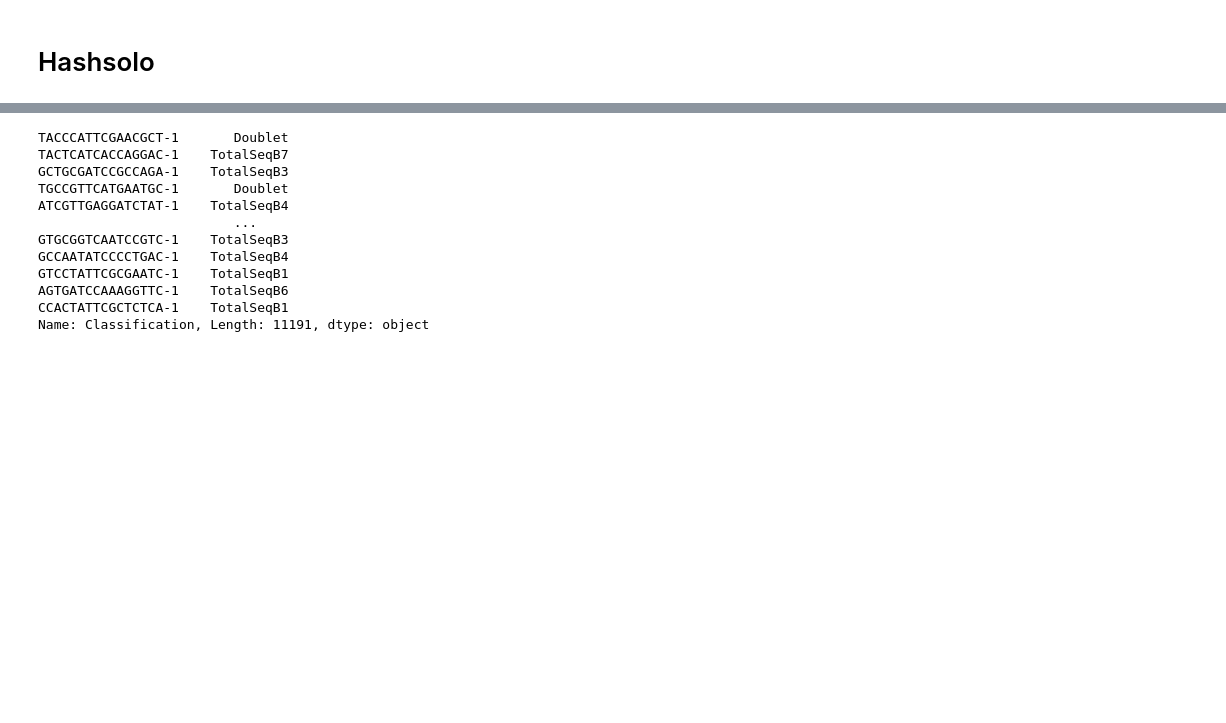
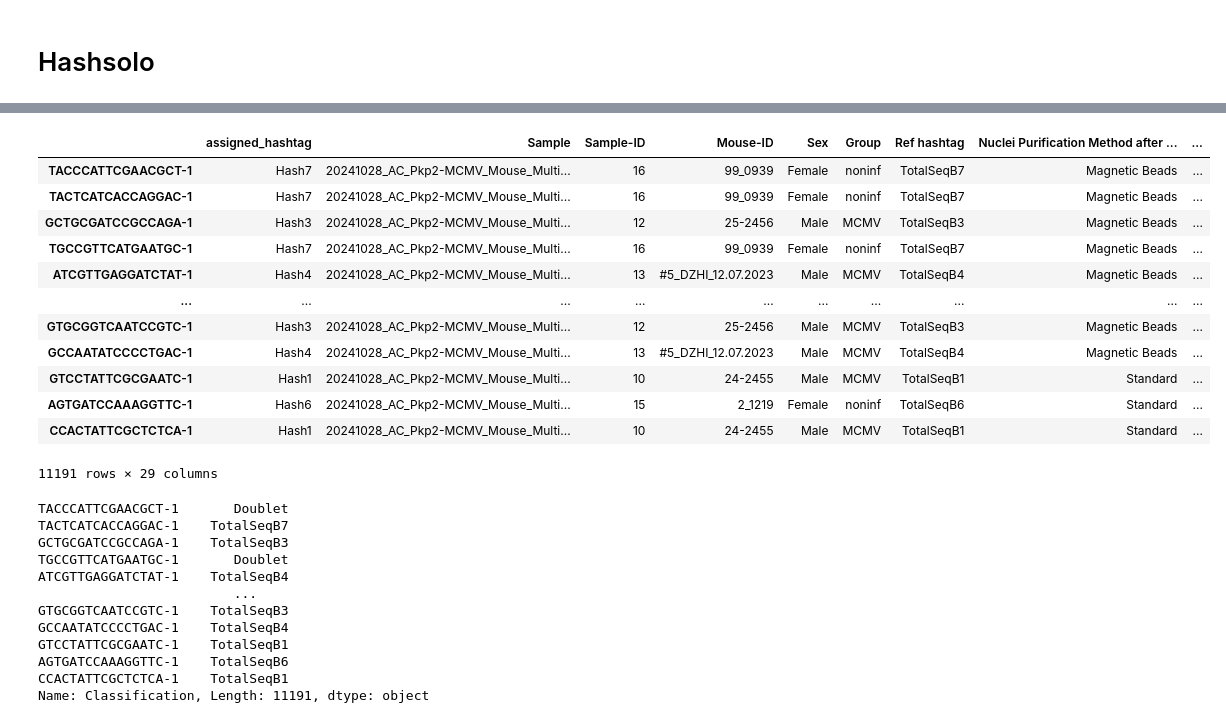
Before and after one commit to Srivalli-Kolla/Nuclear_hashing_2025, a Jupyter notebook: cellbender/06_03_2025-multinucleated_hashtag_doublet_detection.ipynb, the cells around one changed output, grey strips where cells are left out. Drawn from its saved outputs; the diff is of its cells as text; code cells hidden in the pictures; blank space fills up the shorter version.

```diff
--- a/cellbender/06_03_2025-multinucleated_hashtag_doublet_detection.ipynb
+++ b/cellbender/06_03_2025-multinucleated_hashtag_doublet_detection.ipynb
@@ -179,8 +245,6 @@ plt.show()
 ### Filtering based on QC metrics
 # %%
 filtered_object = raw_adata[raw_adata.obs['pct_counts_mt'] < 20]
-filtered_object = filtered_object[filtered_object.obs['pct_counts_ribo'] < 20]
-
 filtered_object
 # %% [output]
 View of AnnData object with n_obs × n_vars = 11191 × 32293
@@ -278,6 +286,22 @@ AnnData object with n_obs × n_vars = 11191 × 32293
     var: 'gene_ids', 'feature_types', 'genome', 'mt', 'ribo', 'n_cells_by_counts', 'mean_counts', 'pct_dropout_by_counts', 'total_counts'
     uns: 'assigned_hashtag_colors'
     obsm: 'hto_counts'
+# %%
+filtered_object.obs
+# %% [output]
+|  | assigned_hashtag | Sample | Sample-ID | Mouse-ID | Sex | Group | Ref hashtag | Nuclei Purification Method after ... | ... |
+| TACCCATTCGAACGCT-1 | Hash7 | 20241028_AC_Pkp2-MCMV_Mouse_Multi... | 16 | 99_0939 | Female | noninf | TotalSeqB7 | Magnetic Beads | ... |
+| TACTCATCACCAGGAC-1 | Hash7 | 20241028_AC_Pkp2-MCMV_Mouse_Multi... | 16 | 99_0939 | Female | noninf | TotalSeqB7 | Magnetic Beads | ... |
+| GCTGCGATCCGCCAGA-1 | Hash3 | 20241028_AC_Pkp2-MCMV_Mouse_Multi... | 12 | 25-2456 | Male | MCMV | TotalSeqB3 | Magnetic Beads | ... |
+| TGCCGTTCATGAATGC-1 | Hash7 | 20241028_AC_Pkp2-MCMV_Mouse_Multi... | 16 | 99_0939 | Female | noninf | TotalSeqB7 | Magnetic Beads | ... |
+| ATCGTTGAGGATCTAT-1 | Hash4 | 20241028_AC_Pkp2-MCMV_Mouse_Multi... | 13 | #5_DZHI_12.07.2023 | Male | MCMV | TotalSeqB4 | Magnetic Beads | ... |
+| ... | ... | ... | ... | ... | ... | ... | ... | ... | ... |
+| GTGCGGTCAATCCGTC-1 | Hash3 | 20241028_AC_Pkp2-MCMV_Mouse_Multi... | 12 | 25-2456 | Male | MCMV | TotalSeqB3 | Magnetic Beads | ... |
+| GCCAATATCCCCTGAC-1 | Hash4 | 20241028_AC_Pkp2-MCMV_Mouse_Multi... | 13 | #5_DZHI_12.07.2023 | Male | MCMV | TotalSeqB4 | Magnetic Beads | ... |
+| GTCCTATTCGCGAATC-1 | Hash1 | 20241028_AC_Pkp2-MCMV_Mouse_Multi... | 10 | 24-2455 | Male | MCMV | TotalSeqB1 | Standard | ... |
+| AGTGATCCAAAGGTTC-1 | Hash6 | 20241028_AC_Pkp2-MCMV_Mouse_Multi... | 15 | 2_1219 | Female | noninf | TotalSeqB6 | Standard | ... |
+| CCACTATTCGCTCTCA-1 | Hash1 | 20241028_AC_Pkp2-MCMV_Mouse_Multi... | 10 | 24-2455 | Male | MCMV | TotalSeqB1 | Standard | ... |
+11191 rows × 29 columns
 # %%
 filtered_object.obs['Classification']
 # %% [output]
```
Also changed, not shown: parts of 27 cells of this notebook.
